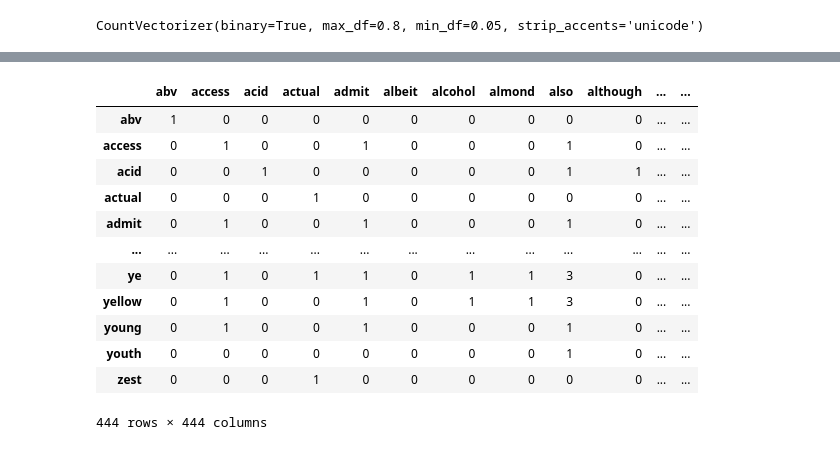
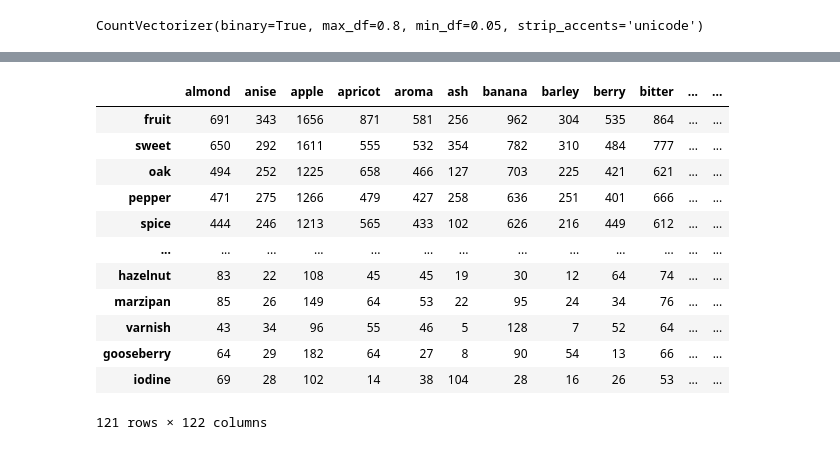
Before and after one commit to joaopaivaa/Whisky-Recomendation-System, a Jupyter notebook: text_processing.ipynb, the cells around one changed output, grey strips where cells are left out. Cells and saved outputs as stored; diff of their text form; code cells hidden in the pictures.

```diff
--- a/text_processing.ipynb
+++ b/text_processing.ipynb
@@ -288,26 +529,0 @@ df_words_freq
-# %%
-df_words_freq = pd.DataFrame(0, columns=reference_words, index=reference_words)
-
-for word1 in df_words_freq.index:
-    for word2 in df_words_freq.columns:
-
-        for review_text in df.loc[0:10, 'review_full_text_processed'].values:
-
-            if ((word1 in review_text) and (word2 in review_text)):
-                df_words_freq.loc[word1, word2] += 1
-# %%
-df_words_freq
-# %% [output]
-|  | abv | access | acid | actual | admit | albeit | alcohol | almond | also | although | ... | ... |
-| abv | 1 | 0 | 0 | 0 | 0 | 0 | 0 | 0 | 0 | 0 | ... | ... |
-| access | 0 | 1 | 0 | 0 | 1 | 0 | 0 | 0 | 1 | 0 | ... | ... |
-| acid | 0 | 0 | 1 | 0 | 0 | 0 | 0 | 0 | 1 | 1 | ... | ... |
-| actual | 0 | 0 | 0 | 1 | 0 | 0 | 0 | 0 | 0 | 0 | ... | ... |
-| admit | 0 | 1 | 0 | 0 | 1 | 0 | 0 | 0 | 1 | 0 | ... | ... |
-| ... | ... | ... | ... | ... | ... | ... | ... | ... | ... | ... | ... | ... |
-| ye | 0 | 1 | 0 | 1 | 1 | 0 | 1 | 1 | 3 | 0 | ... | ... |
-| yellow | 0 | 1 | 0 | 0 | 1 | 0 | 1 | 1 | 3 | 0 | ... | ... |
-| young | 0 | 1 | 0 | 0 | 1 | 0 | 0 | 0 | 1 | 0 | ... | ... |
-| youth | 0 | 0 | 0 | 0 | 0 | 0 | 0 | 0 | 1 | 0 | ... | ... |
-| zest | 0 | 0 | 0 | 1 | 0 | 0 | 0 | 0 | 0 | 0 | ... | ... |
-444 rows × 444 columns
@@ -326,0 +532,18 @@ df_words_freq
+# %%
+df_words_freq['total app'] = df_words_freq.sum()
+# %%
+df_words_freq.sort_values('total app', ascending=False)
+# %% [output]
+|  | almond | anise | apple | apricot | aroma | ash | banana | barley | berry | bitter | ... | ... |
+| fruit | 691 | 343 | 1656 | 871 | 581 | 256 | 962 | 304 | 535 | 864 | ... | ... |
+| sweet | 650 | 292 | 1611 | 555 | 532 | 354 | 782 | 310 | 484 | 777 | ... | ... |
+| oak | 494 | 252 | 1225 | 658 | 466 | 127 | 703 | 225 | 421 | 621 | ... | ... |
+| pepper | 471 | 275 | 1266 | 479 | 427 | 258 | 636 | 251 | 401 | 666 | ... | ... |
+| spice | 444 | 246 | 1213 | 565 | 433 | 102 | 626 | 216 | 449 | 612 | ... | ... |
+| ... | ... | ... | ... | ... | ... | ... | ... | ... | ... | ... | ... | ... |
+| hazelnut | 83 | 22 | 108 | 45 | 45 | 19 | 30 | 12 | 64 | 74 | ... | ... |
+| marzipan | 85 | 26 | 149 | 64 | 53 | 22 | 95 | 24 | 34 | 76 | ... | ... |
+| varnish | 43 | 34 | 96 | 55 | 46 | 5 | 128 | 7 | 52 | 64 | ... | ... |
+| gooseberry | 64 | 29 | 182 | 64 | 27 | 8 | 90 | 54 | 13 | 66 | ... | ... |
+| iodine | 69 | 28 | 102 | 14 | 38 | 104 | 28 | 16 | 26 | 53 | ... | ... |
+121 rows × 122 columns
```
Also changed, not shown: parts of 16 cells of this notebook, 1 other file.
